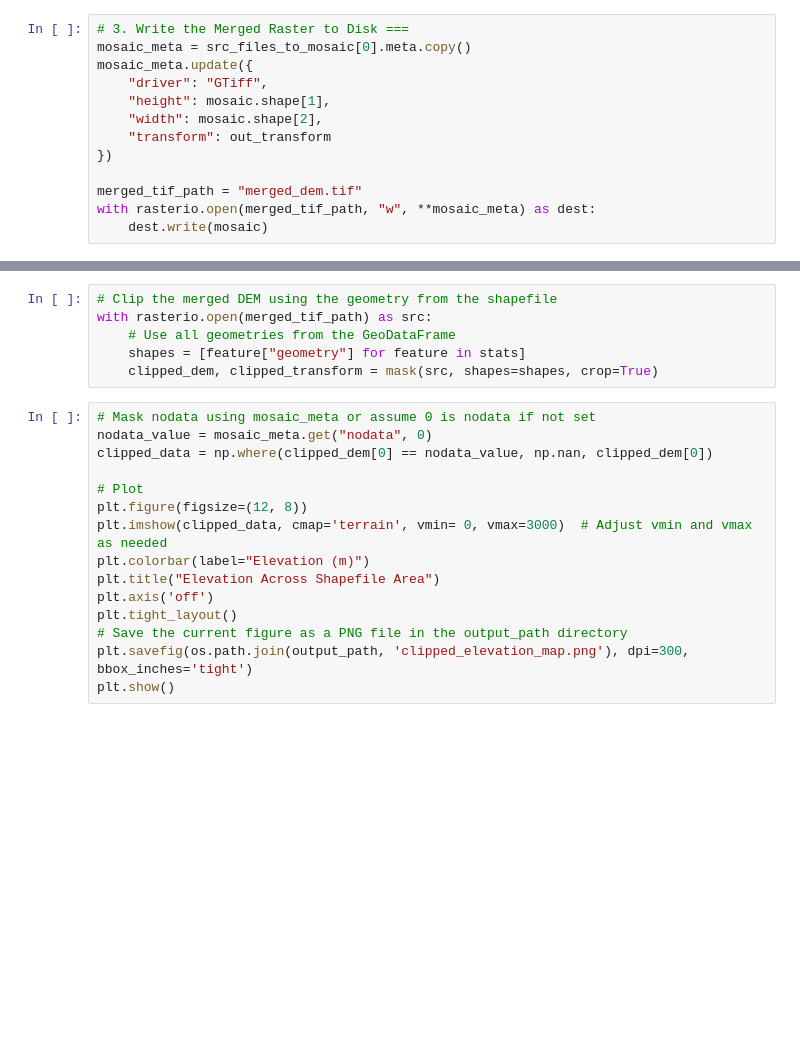
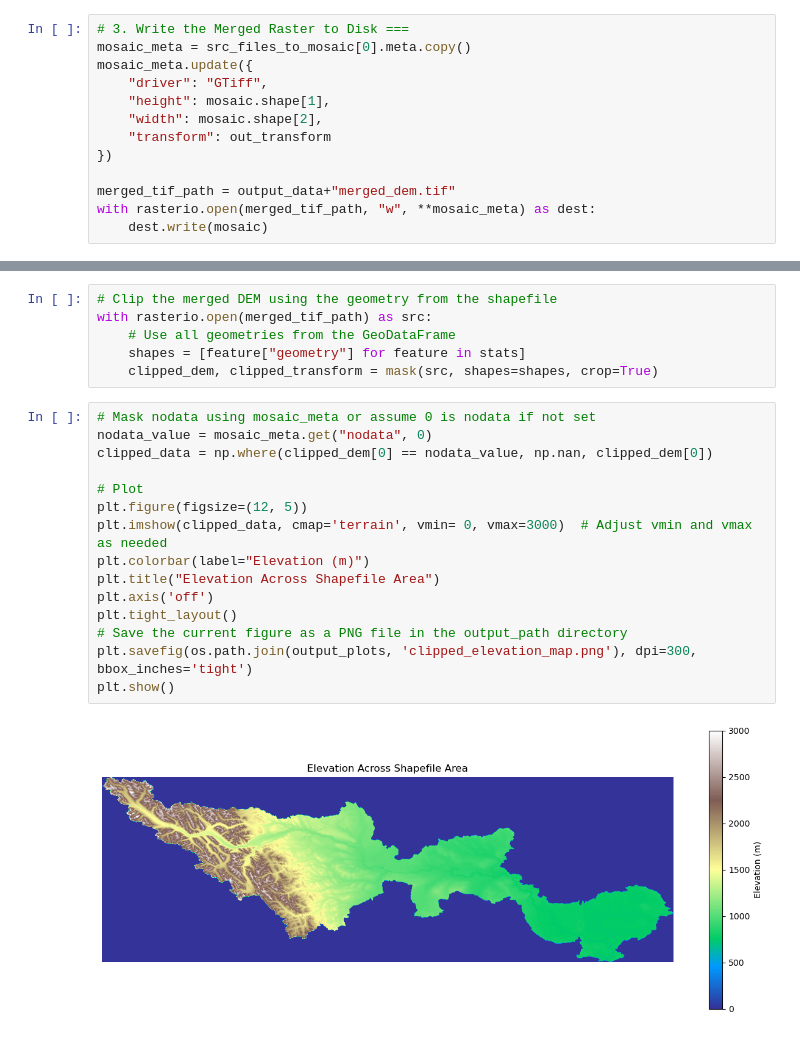
Before and after one commit to hasithajayamaha/snowdroughtindex-main, a Jupyter notebook: notebooks/workflows/4_Join_DEM_and_shapefile_Elevation.ipynb, the cells around one changed output, grey strips where cells are left out. Cells and saved outputs as stored; diff of their text form; blank space fills up the shorter version.

```diff
--- a/notebooks/workflows/4_Join_DEM_and_shapefile_Elevation.ipynb
+++ b/notebooks/workflows/4_Join_DEM_and_shapefile_Elevation.ipynb
@@ -30,7 +57,7 @@ mosaic_meta.update({
     "transform": out_transform
 })
 
-merged_tif_path = "merged_dem.tif"
+merged_tif_path = output_data+"merged_dem.tif"
 with rasterio.open(merged_tif_path, "w", **mosaic_meta) as dest:
     dest.write(mosaic)
 # %%
@@ -79,18 +110,20 @@ with rasterio.open(merged_tif_path) as src:
 # %%
 # Mask nodata using mosaic_meta or assume 0 is nodata if not set
 nodata_value = mosaic_meta.get("nodata", 0)
 clipped_data = np.where(clipped_dem[0] == nodata_value, np.nan, clipped_dem[0])
 
 # Plot
-plt.figure(figsize=(12, 8))
+plt.figure(figsize=(12, 5))
 plt.imshow(clipped_data, cmap='terrain', vmin= 0, vmax=3000)  # Adjust vmin and vmax as needed
 plt.colorbar(label="Elevation (m)")
 plt.title("Elevation Across Shapefile Area")
 plt.axis('off')
 plt.tight_layout()
 # Save the current figure as a PNG file in the output_path directory
-plt.savefig(os.path.join(output_path, 'clipped_elevation_map.png'), dpi=300, bbox_inches='tight')
+plt.savefig(os.path.join(output_plots, 'clipped_elevation_map.png'), dpi=300, bbox_inches='tight')
 plt.show()
+# %% [output]
+[figure, added]
 # %%
 # Example: Split polygons into elevation classes and save separate shapefiles
 
```
Also changed, not shown: parts of 9 cells of this notebook, 3 other files.
